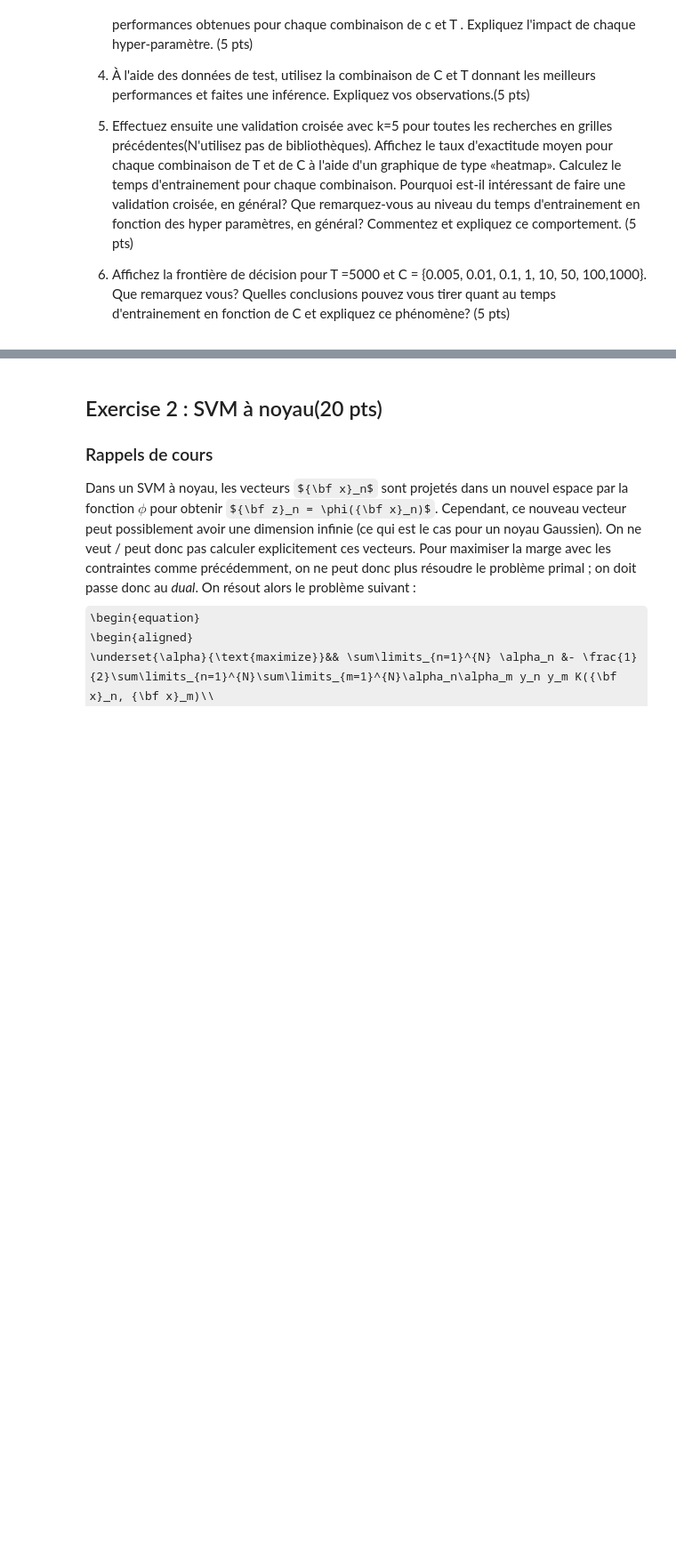
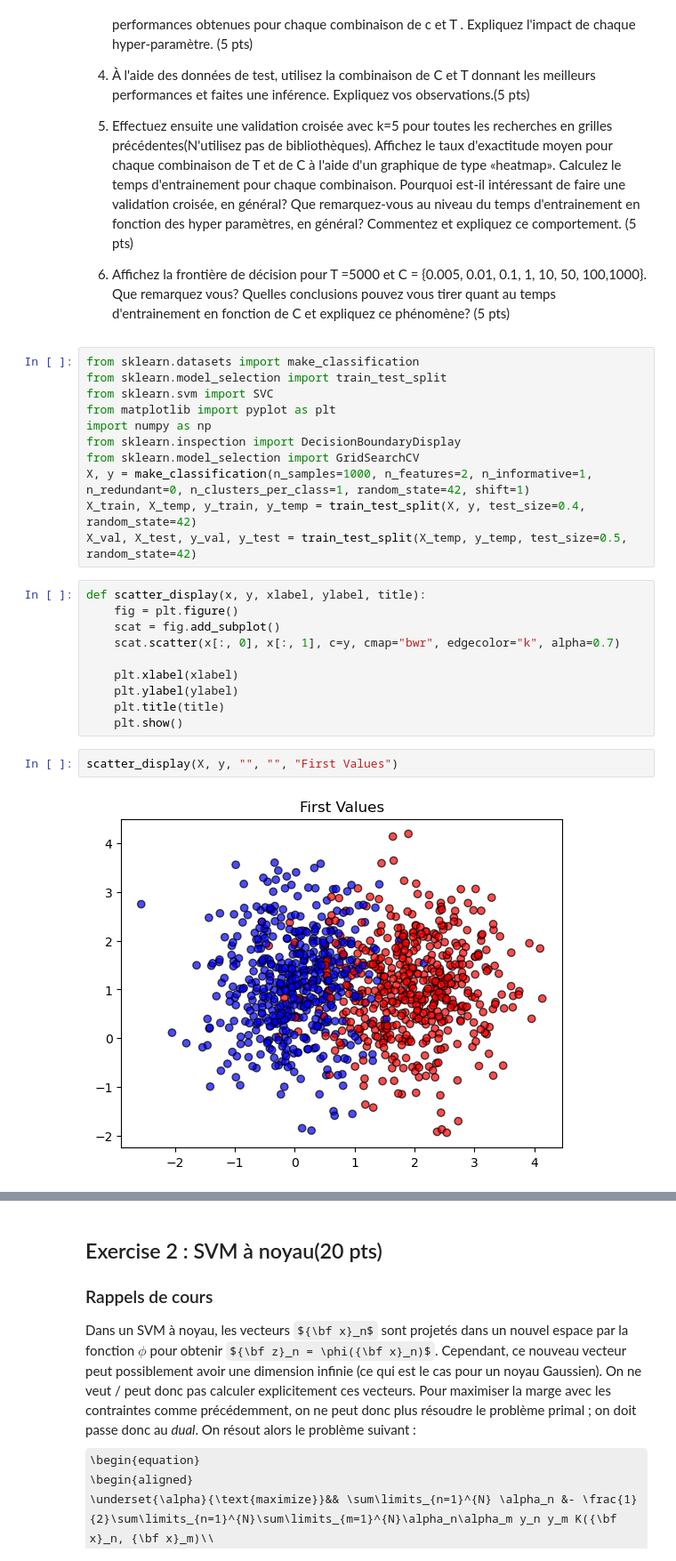
Before and after one commit to Manashap/GPA671, a Jupyter notebook: Lab2_V2.0.ipynb, the cells around one changed output, grey strips where cells are left out. Shown at 89% size. Cells and saved outputs as stored; diff of their text form; some formulas as TeX source; blank space fills up the shorter version.

```diff
--- a/Lab2_V2.0.ipynb
+++ b/Lab2_V2.0.ipynb
@@ -45,3 +45,28 @@ Afficher ces données à l’aide de la fonction `scatter` de Matplotlib avec un
 5. Effectuez ensuite une validation croisée avec k=5 pour toutes les recherches en grilles précédentes(N'utilisez pas de bibliothèques). Affichez le taux d'exactitude moyen pour chaque combinaison de T et de C à l'aide d'un graphique de type «heatmap». Calculez le temps d'entrainement pour chaque combinaison. Pourquoi est-il intéressant de faire une validation croisée, en général? Que remarquez-vous au niveau du temps d'entrainement en fonction des hyper paramètres, en général? Commentez et expliquez ce comportement. (5 pts)
 
 6. Affichez  la frontière de décision pour T =5000 et C =  {0.005, 0.01, 0.1, 1, 10, 50, 100,1000}. Que remarquez vous? Quelles conclusions pouvez vous tirer quant au temps d'entrainement en fonction de C et expliquez ce phénomène? (5 pts)
+# %%
+from sklearn.datasets import make_classification
+from sklearn.model_selection import train_test_split
+from sklearn.svm import SVC
+from matplotlib import pyplot as plt
+import numpy as np
+from sklearn.inspection import DecisionBoundaryDisplay
+from sklearn.model_selection import GridSearchCV
+X, y = make_classification(n_samples=1000, n_features=2, n_informative=1, n_redundant=0, n_clusters_per_class=1, random_state=42, shift=1)
+X_train, X_temp, y_train, y_temp = train_test_split(X, y, test_size=0.4, random_state=42)
+X_val, X_test, y_val, y_test = train_test_split(X_temp, y_temp, test_size=0.5, random_state=42)
+# %%
+def scatter_display(x, y, xlabel, ylabel, title):
+    fig = plt.figure()
+    scat = fig.add_subplot()
+    scat.scatter(x[:, 0], x[:, 1], c=y, cmap="bwr", edgecolor="k", alpha=0.7)
+
+    plt.xlabel(xlabel)
+    plt.ylabel(ylabel)
+    plt.title(title)
+    plt.show()
+# %%
+scatter_display(X, y, "", "", "First Values")
+# %% [output]
+[figure, added]
```
Also changed, not shown: parts of 5 cells of this notebook.
